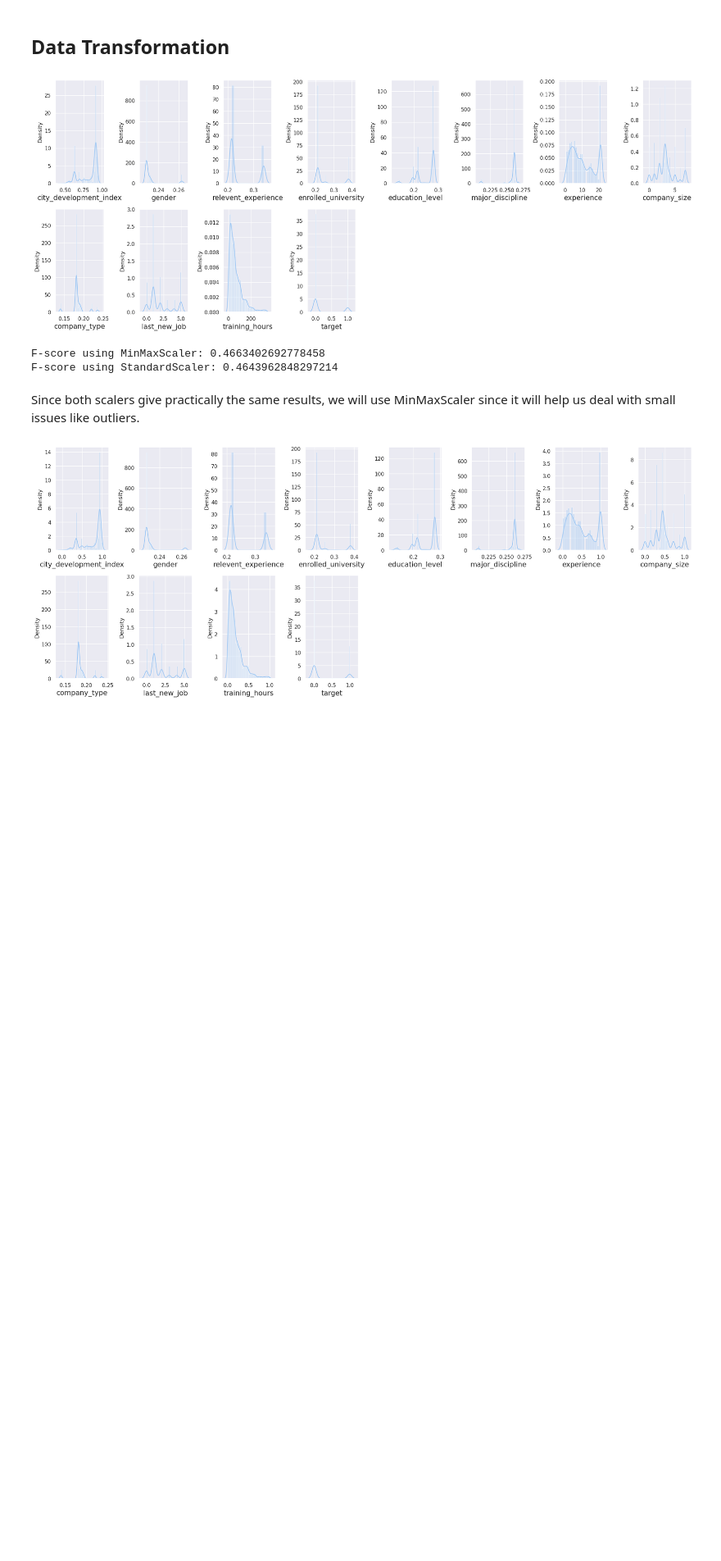
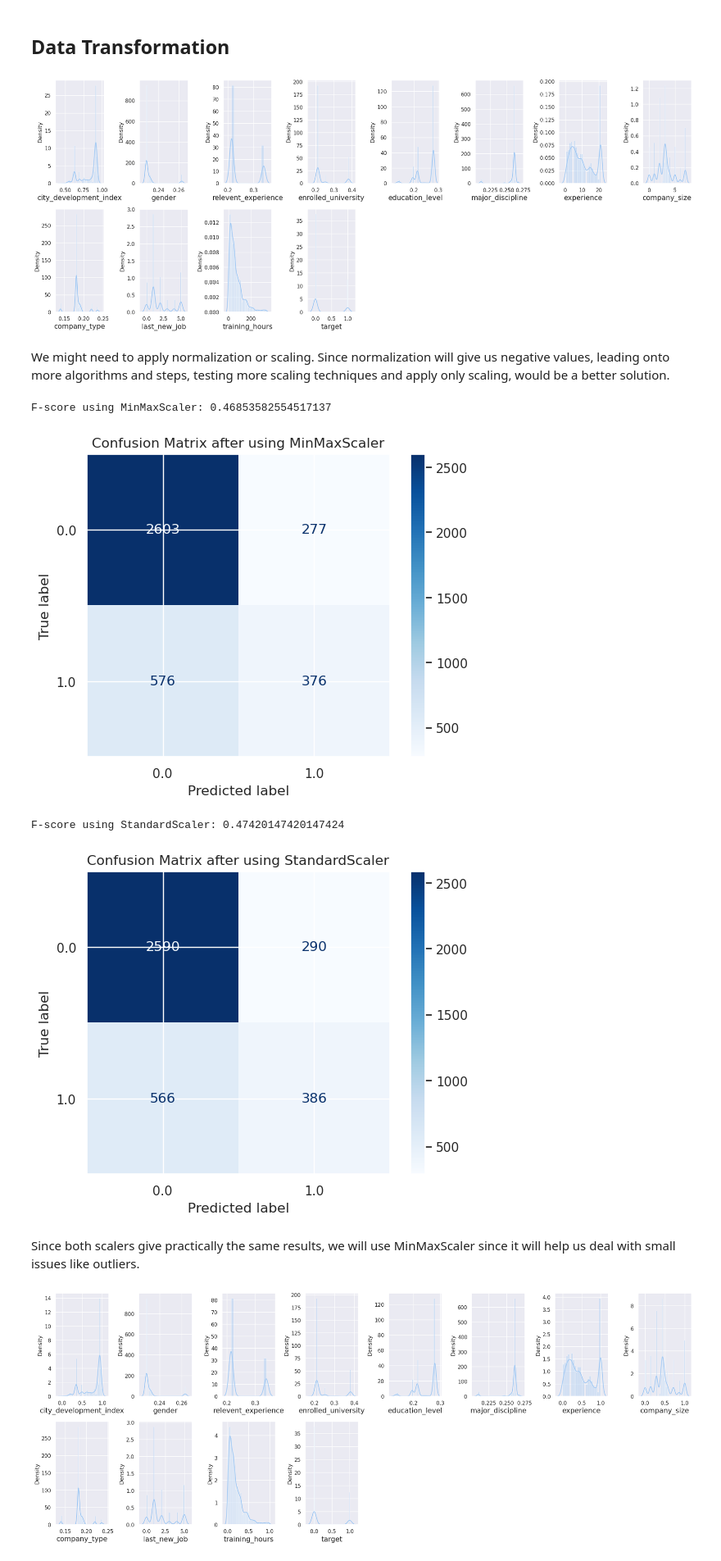
Before and after one commit to grumpycatyo-collab/ubiquitous-test, a Jupyter notebook: main.ipynb, the cells around one changed output. Shown at 82% size. Saved outputs shown, nothing was run; the diff lists cells and outputs as text; code cells hidden in the pictures; blank space fills up the shorter version.

Commit message:
feat:add scenarios + test & train dataset + pipelines + finished exam

```diff
--- a/main.ipynb
+++ b/main.ipynb
@@ -417,12 +435,16 @@ plt.tight_layout()
 plt.show()
 # %% [output]
 [figure]
+# %% [markdown]
+We might need to apply normalization or scaling. Since normalization will give us negative values, leading onto more algorithms and steps, testing more scaling techniques and apply only scaling, would be a better solution.
 # %%
 import numpy as np
 from sklearn.ensemble import RandomForestClassifier
 from sklearn.model_selection import train_test_split
 from sklearn.preprocessing import MinMaxScaler, StandardScaler
 from sklearn.metrics import f1_score
+from sklearn.metrics import ConfusionMatrixDisplay
+
 
 categorical_columns = ['gender',
                        'relevent_experience',
@@ -432,35 +454,40 @@ categorical_columns = ['gender',
                        'company_type',
                        'last_new_job',
                        'target']
 
 scalers = {
     "MinMaxScaler": MinMaxScaler(),
     "StandardScaler": StandardScaler()
 }
 
 y = df['target']
 X = df.drop('target', axis=1)
 
 X_train, X_test, y_train, y_test = train_test_split(X, y, test_size=0.2, random_state=42)
 
 for scaler_name, scaler in scalers.items():
     X_train_scaled, X_test_scaled = X_train.copy(), X_test.copy()
 
     numerical_columns = [col for col in X_train.columns if col not in categorical_columns]
     X_train_scaled[numerical_columns] = scaler.fit_transform(X_train[numerical_columns])
     X_test_scaled[numerical_columns] = scaler.transform(X_test[numerical_columns])
 
     rf_model = RandomForestClassifier(class_weight='balanced')
     rf_model.fit(X_train_scaled, y_train)
 
     y_pred = rf_model.predict(X_test_scaled)
 
     f_score = f1_score(y_test, y_pred)
 
     print(f"F-score using {scaler_name}: {f_score}")
+    ConfusionMatrixDisplay.from_predictions(y_test, y_pred, cmap='Blues')
+    plt.title(f"Confusion Matrix after using {scaler_name}")
+    plt.show()
 # %% [output]
-F-score using MinMaxScaler: 0.4663402692778458
-F-score using StandardScaler: 0.4643962848297214
+F-score using MinMaxScaler: 0.46853582554517137
+[figure, added]
+F-score using StandardScaler: 0.47420147420147424
+[figure, added]
 # %% [markdown]
 Since both scalers give practically the same results, we will use MinMaxScaler since it will help us deal with small issues like outliers.
 # %%
```
Also changed, not shown: parts of 68 cells of this notebook, 4 other files.
